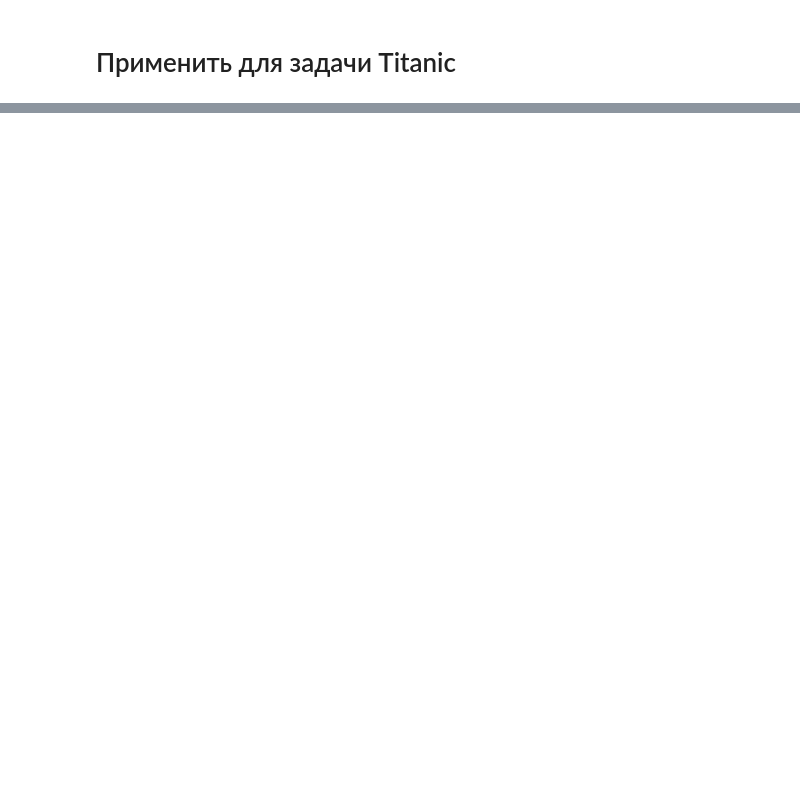
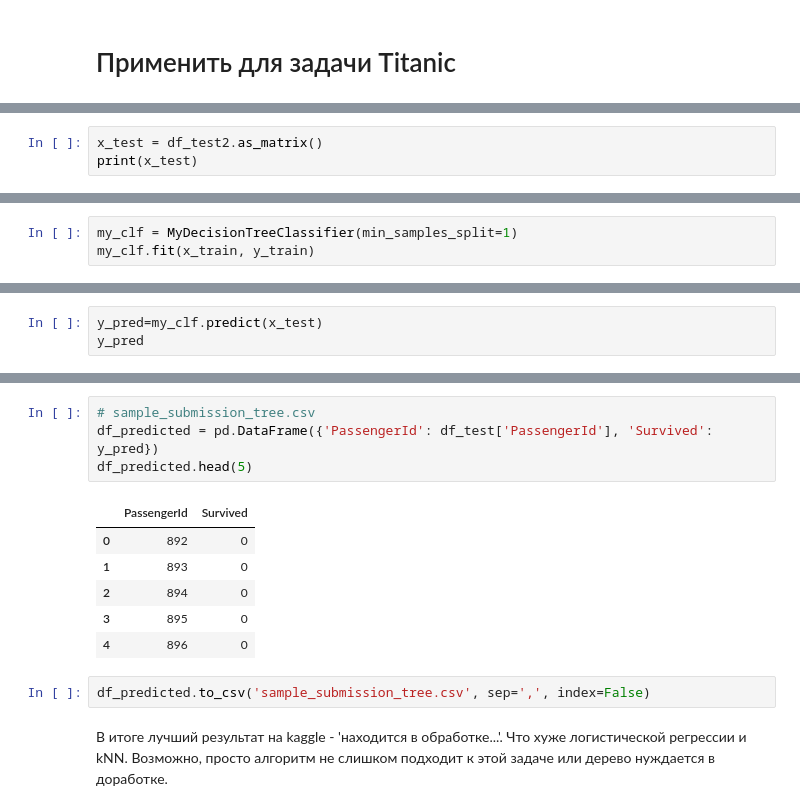
Before and after one commit to AndrewLrrr/otus-big-data, a Jupyter notebook: hw7/homework.ipynb, the cells around one changed output, grey strips where cells are left out. Cells and saved outputs as stored; diff of their text form; blank space fills up the shorter version.

```diff
--- a/hw7/homework.ipynb
+++ b/hw7/homework.ipynb
@@ -511,0 +551,3 @@ for train, test in gkf.split(x, y):
+# %%
+x_test = df_test2.as_matrix()
+print(x_test)
@@ -511,0 +562,3 @@ for train, test in gkf.split(x, y):
+# %%
+my_clf = MyDecisionTreeClassifier(min_samples_split=1)
+my_clf.fit(x_train, y_train)
@@ -511,0 +585,3 @@ for train, test in gkf.split(x, y):
+# %%
+y_pred=my_clf.predict(x_test)
+y_pred
@@ -511,0 +608,15 @@ for train, test in gkf.split(x, y):
+# %%
+# sample_submission_tree.csv
+df_predicted = pd.DataFrame({'PassengerId': df_test['PassengerId'], 'Survived': y_pred})
+df_predicted.head(5)
+# %% [output]
+|  | PassengerId | Survived |
+| 0 | 892 | 0 |
+| 1 | 893 | 0 |
+| 2 | 894 | 0 |
+| 3 | 895 | 0 |
+| 4 | 896 | 0 |
+# %%
+df_predicted.to_csv('sample_submission_tree.csv', sep=',', index=False)
+# %% [markdown]
+В итоге лучший результат на kaggle - 'находится в обработке...'. Что хуже логистической регрессии и kNN. Возможно, просто алгоритм не слишком подходит к этой задаче или дерево нуждается в доработке.
```
Also changed, not shown: parts of 42 cells of this notebook, 3 other files.
